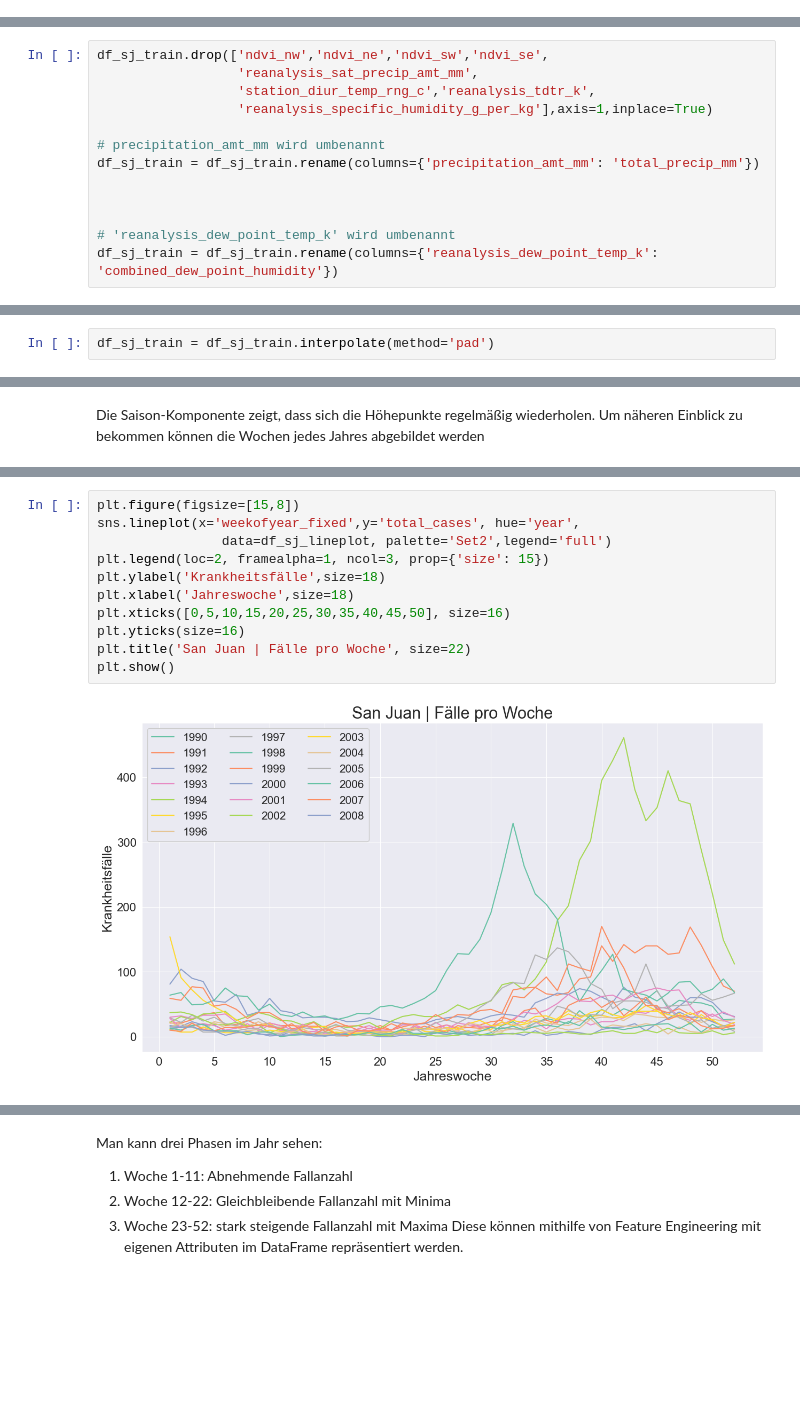
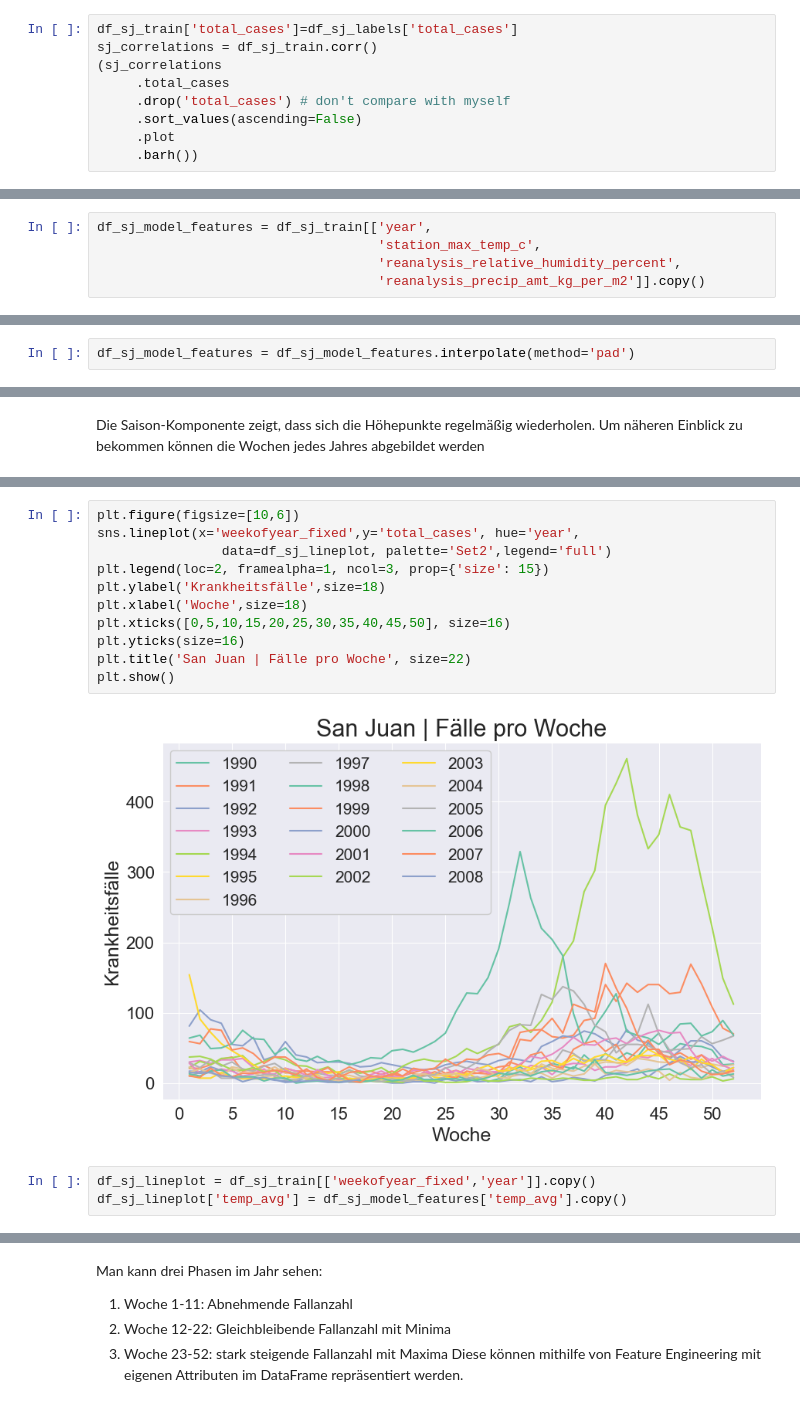
Before and after one commit to LinksMusic/predicitive-analytics, a Jupyter notebook: dengue_fever_prediction.ipynb, the cells around one changed output, grey strips where cells are left out. Saved outputs shown, nothing was run; the diff lists cells and outputs as text; blank space fills up the shorter version.

```diff
--- a/dengue_fever_prediction.ipynb
+++ b/dengue_fever_prediction.ipynb
@@ -327,2 +285,11 @@ correlation_matrix(vegetation)
 # %% [markdown]
 Die Korrelationsmatrix zeigt, dass die Vegetationsdaten sehr wenig mit den Krankheitsfällen korrelieren.
+# %%
+df_sj_train['total_cases']=df_sj_labels['total_cases']
+sj_correlations = df_sj_train.corr()
+(sj_correlations
+     .total_cases
+     .drop('total_cases') # don't compare with myself
+     .sort_values(ascending=False)
+     .plot
+     .barh())
@@ -339,13 +314,5 @@ Die im vorherigen Kapitel genannten Attribute werden nun entfernt oder zusammeng
 # %%
-df_sj_train.drop(['ndvi_nw','ndvi_ne','ndvi_sw','ndvi_se',
-                  'reanalysis_sat_precip_amt_mm',
-                  'station_diur_temp_rng_c','reanalysis_tdtr_k',
-                  'reanalysis_specific_humidity_g_per_kg'],axis=1,inplace=True)
-
-# precipitation_amt_mm wird umbenannt
-df_sj_train = df_sj_train.rename(columns={'precipitation_amt_mm': 'total_precip_mm'})
-
-
-
-# 'reanalysis_dew_point_temp_k' wird umbenannt
-df_sj_train = df_sj_train.rename(columns={'reanalysis_dew_point_temp_k': 'combined_dew_point_humidity'})
+df_sj_model_features = df_sj_train[['year',
+                                    'station_max_temp_c',
+                                    'reanalysis_relative_humidity_percent',
+                                    'reanalysis_precip_amt_kg_per_m2']].copy()
@@ -444,4 +383,4 @@ See the caveats in the documentation: https://pandas.pydata.org/pandas-docs/stab
 # %% [markdown]
 Aus den Methoden zum Auffüllen von Zeitreihendaten wurde Interpolation ausgewählt
 # %%
-df_sj_train = df_sj_train.interpolate(method='pad')
+df_sj_model_features = df_sj_model_features.interpolate(method='pad')
@@ -502,13 +436,16 @@ df_sj_lineplot['total_cases'] = df_sj_labels['total_cases'].copy()
 # %%
-plt.figure(figsize=[15,8])
+plt.figure(figsize=[10,6])
 sns.lineplot(x='weekofyear_fixed',y='total_cases', hue='year',
                 data=df_sj_lineplot, palette='Set2',legend='full')
 plt.legend(loc=2, framealpha=1, ncol=3, prop={'size': 15})
 plt.ylabel('Krankheitsfälle',size=18)
-plt.xlabel('Jahreswoche',size=18)
+plt.xlabel('Woche',size=18)
 plt.xticks([0,5,10,15,20,25,30,35,40,45,50], size=16)
 plt.yticks(size=16)
 plt.title('San Juan | Fälle pro Woche', size=22)
 plt.show()
 # %% [output]
-[figure, old version]
+[figure, new version]
+# %%
+df_sj_lineplot = df_sj_train[['weekofyear_fixed','year']].copy()
+df_sj_lineplot['temp_avg'] = df_sj_model_features['temp_avg'].copy()
```
Also changed, not shown: parts of 46 cells of this notebook.
